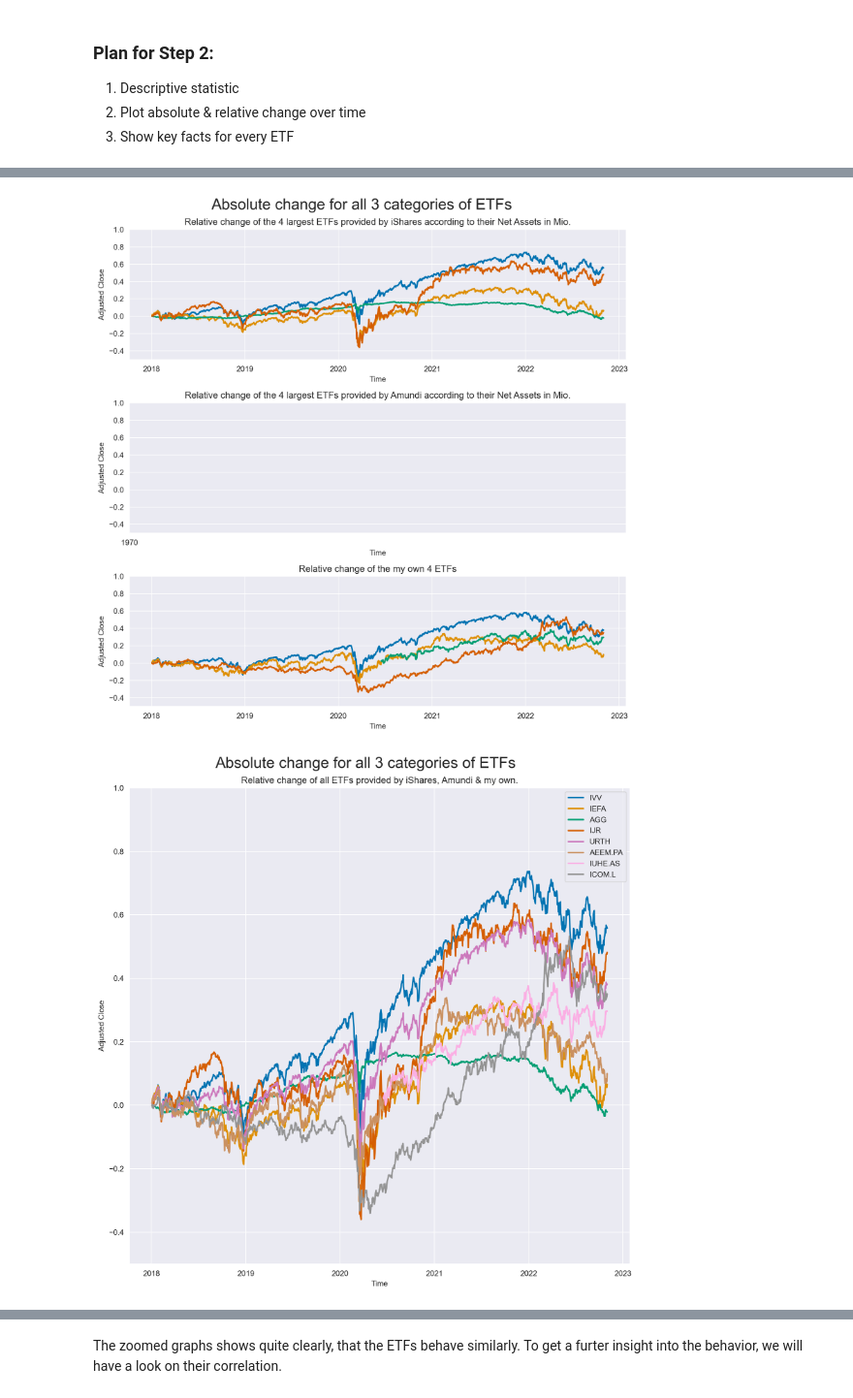
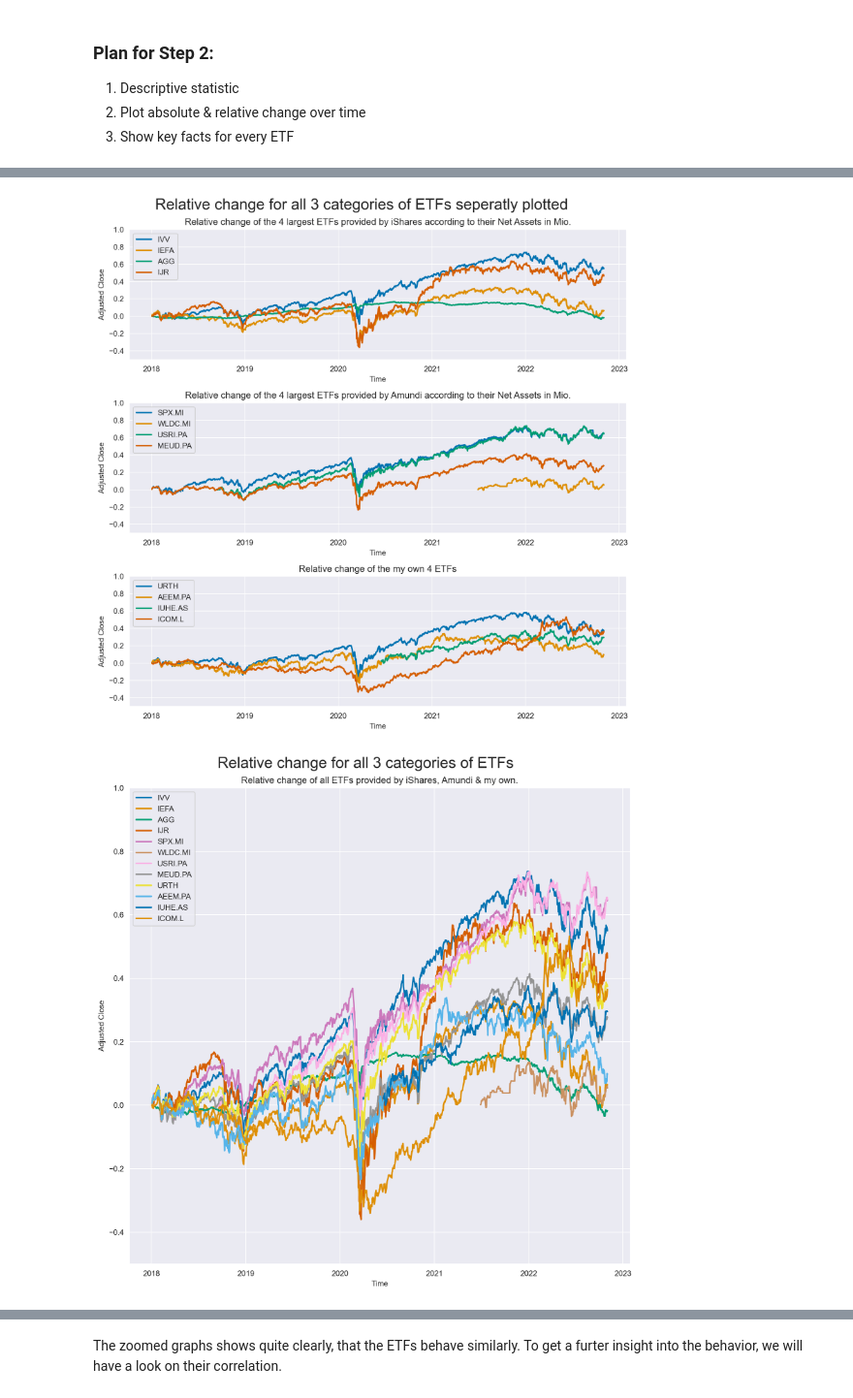
Before and after one commit to Ankru98/finengin, a Jupyter notebook: Code_Jupiter.ipynb, the cells around one changed output, grey strips where cells are left out. Shown at 97% size. Drawn from its saved outputs; the diff is of its cells as text; code cells hidden in the pictures.

```diff
--- a/Code_Jupiter.ipynb
+++ b/Code_Jupiter.ipynb
@@ -44,7 +47,7 @@ start = datetime.datetime(2018, 1, 1)
 end = datetime.datetime.today()
 
 ticker_ishares = ['IVV', 'IEFA', 'AGG', 'IJR']
-ticker_amundi = ['GLDA', 'MIVB'] # ticker not found
+ticker_amundi = ['SPX.MI', 'WLDC.MI', 'USRI.PA', 'MEUD.PA']
 antons_ticker = ['URTH', 'AEEM.PA', 'IUHE.AS', 'ICOM.L']
 data_ishares = pd.DataFrame(columns=ticker_ishares)
 data_amundi = pd.DataFrame(columns=ticker_amundi)
@@ -52,12 +55,10 @@ antons_data = pd.DataFrame(columns=antons_ticker)
 
 for i in ticker_ishares:
     data_ishares[i] = yf.download(i, start, end)['Adj Close']
-# for i in ticker_amundi:
-#     data_amundi[i] = yf.download(i, start, end)['Adj Close']
-# print(data_amundi.head())
+for i in ticker_amundi:
+    data_amundi[i] = yf.download(i, start, end)['Adj Close']
 for i in antons_ticker:
     antons_data[i] = yf.download(i, start, end)['Adj Close']
-    antons_data.fillna(0.0000)
 # %% [output]
 [*********************100%***********************]  1 of 1 completed
 [*********************100%***********************]  1 of 1 completed
@@ -165,10 +176,10 @@ ax[0].plot(data_ishares['IEFA'].pct_change().cumsum(), label="IEFA", lw=2)
 ax[0].plot(data_ishares['AGG'].pct_change().cumsum(), label="AGG",lw=2)
 ax[0].plot(data_ishares['IJR'].pct_change().cumsum(), label="IJR",lw=2)
 
-# ax[1].plot(data_amundi['IVV'].pct_change().cumsum(), label="IVV", lw=2)
-# ax[1].plot(data_amundi['IEFA'].pct_change().cumsum(), label="IEFA", lw=2)
-# ax[1].plot(data_amundi['AGG'].pct_change().cumsum(), label="AGG",lw=2)
-# ax[1].plot(data_amundi['IJR'].pct_change().cumsum(), label="IJR",lw=2)
+ax[1].plot(data_amundi['SPX.MI'].pct_change().cumsum(), label="SPX.MI", lw=2)
+ax[1].plot(data_amundi['WLDC.MI'].pct_change().cumsum(), label="WLDC.MI", lw=2)
+ax[1].plot(data_amundi['USRI.PA'].pct_change().cumsum(), label="USRI.PA",lw=2)
+ax[1].plot(data_amundi['MEUD.PA'].pct_change().cumsum(), label="MEUD.PA",lw=2)
 
 ax[2].plot(antons_data['URTH'].pct_change().cumsum(), label="URTH", lw=2)
 ax[2].plot(antons_data['AEEM.PA'].pct_change().cumsum(), label="AEEM.PA", lw=2)
@@ -187,7 +198,7 @@ ax[0].set_title('Relative change of the 4 largest ETFs provided by iShares accor
 ax[1].set_title('Relative change of the 4 largest ETFs provided by Amundi according to their Net Assets in Mio.')
 ax[2].set_title('Relative change of the my own 4 ETFs')
 
-fig.suptitle('Absolute change for all 3 categories of ETFs', fontsize=20)
+fig.suptitle('Relative change for all 3 categories of ETFs seperatly plotted', fontsize=20)
 
 ax[0].xaxis.set_major_locator(dates.YearLocator())
 ax[0].xaxis.set_major_formatter(dates.DateFormatter("%Y"))
@@ -205,10 +216,14 @@ ax[0].set_ylim((-0.5,1))
 ax[1].set_ylim((-0.5,1))
 ax[2].set_ylim((-0.5,1))
 
+ax[0].legend(loc ='upper left')
+ax[1].legend(loc = 'upper left')
+ax[2].legend(loc = 'upper left')
+
 plt.tight_layout()
 plt.show();
 # %% [output]
-[figure, old version]
+[figure, new version]
 # %%
 # put everything into one graph
 # plotting the relative change over time for the data
@@ -217,40 +232,40 @@ sns.set_style('darkgrid')
 sns.set_palette('colorblind')
 
 fig, ax = plt.subplots(figsize=(10,10), dpi=200)
 
 ax.plot(data_ishares['IVV'].pct_change().cumsum(), label="IVV", lw=2)
 ax.plot(data_ishares['IEFA'].pct_change().cumsum(), label="IEFA", lw=2)
 ax.plot(data_ishares['AGG'].pct_change().cumsum(), label="AGG",lw=2)
 ax.plot(data_ishares['IJR'].pct_change().cumsum(), label="IJR",lw=2)
 
-# ax[1].plot(data_amundi['IVV'].pct_change().cumsum(), label="IVV", lw=2)
-# ax[1].plot(data_amundi['IEFA'].pct_change().cumsum(), label="IEFA", lw=2)
-# ax[1].plot(data_amundi['AGG'].pct_change().cumsum(), label="AGG",lw=2)
-# ax[1].plot(data_amundi['IJR'].pct_change().cumsum(), label="IJR",lw=2)
+ax.plot(data_amundi['SPX.MI'].pct_change().cumsum(), label="SPX.MI", lw=2)
+ax.plot(data_amundi['WLDC.MI'].pct_change().cumsum(), label="WLDC.MI", lw=2)
+ax.plot(data_amundi['USRI.PA'].pct_change().cumsum(), label="USRI.PA",lw=2)
+ax.plot(data_amundi['MEUD.PA'].pct_change().cumsum(), label="MEUD.PA",lw=2)
 
 ax.plot(antons_data['URTH'].pct_change().cumsum(), label="URTH", lw=2)
 ax.plot(antons_data['AEEM.PA'].pct_change().cumsum(), label="AEEM.PA", lw=2)
 ax.plot(antons_data['IUHE.AS'].pct_change().cumsum(), label="IUHE.AS",lw=2)
 ax.plot(antons_data['ICOM.L'].pct_change().cumsum(), label="ICOM.L",lw=2)
 
 ax.set_xlabel('Time')
 ax.set_ylabel('Adjusted Close')
 
 ax.set_title('Relative change of all ETFs provided by iShares, Amundi & my own.')
 
-fig.suptitle('Absolute change for all 3 categories of ETFs', fontsize=20)
+fig.suptitle('Relative change for all 3 categories of ETFs', fontsize=20)
 
 ax.xaxis.set_major_locator(dates.YearLocator())
 ax.xaxis.set_major_formatter(dates.DateFormatter("%Y"))
 ax.tick_params(axis="x", which="major",rotation=0, pad=5)
 
 ax.set_ylim((-0.5,1))
 
-plt.legend()
+plt.legend(loc = 'upper left')
 plt.tight_layout()
 plt.show();
 # %% [output]
-[figure, old version]
+[figure, new version]
 # %%
 # get a visible idea how these ETFs are correlated by focus on the development during the pandemic
 sns.set_style('darkgrid')
```
Also changed, not shown: parts of 20 cells of this notebook.
